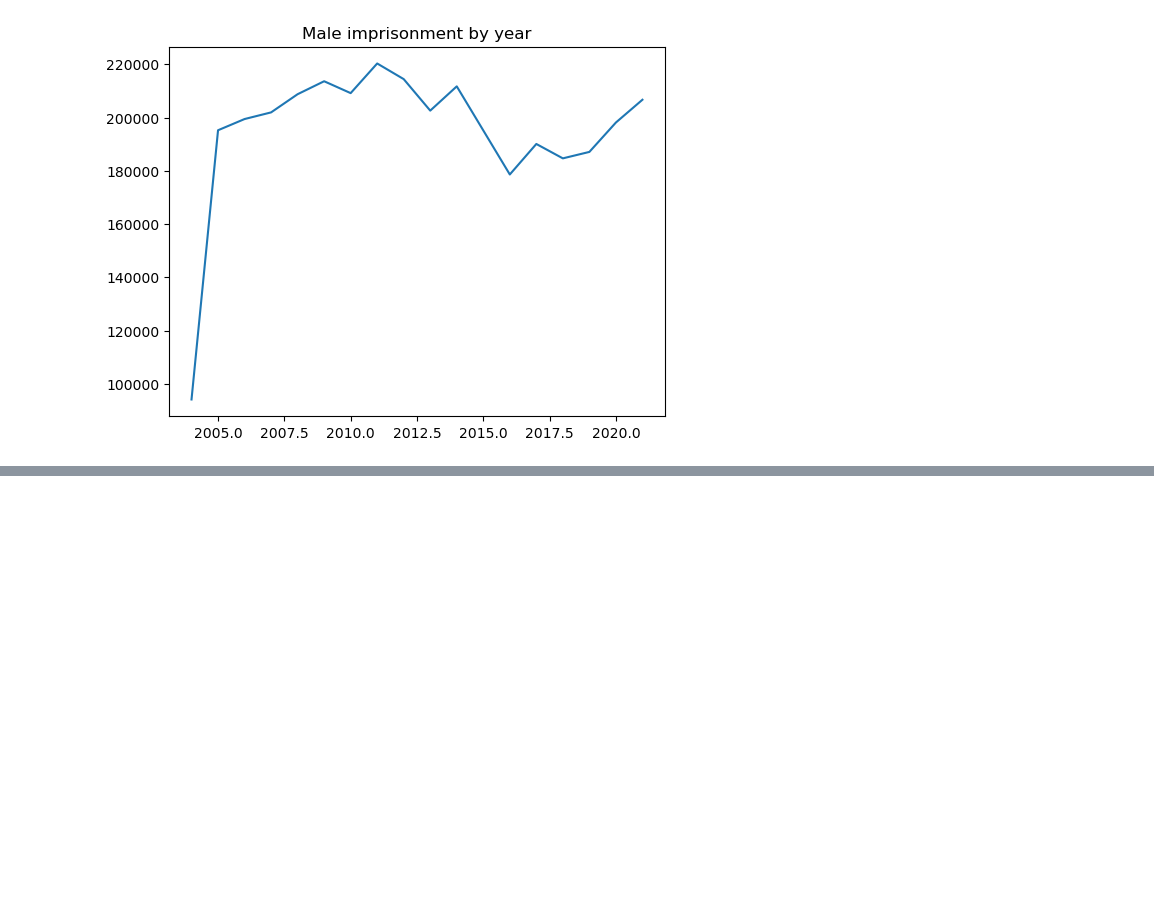
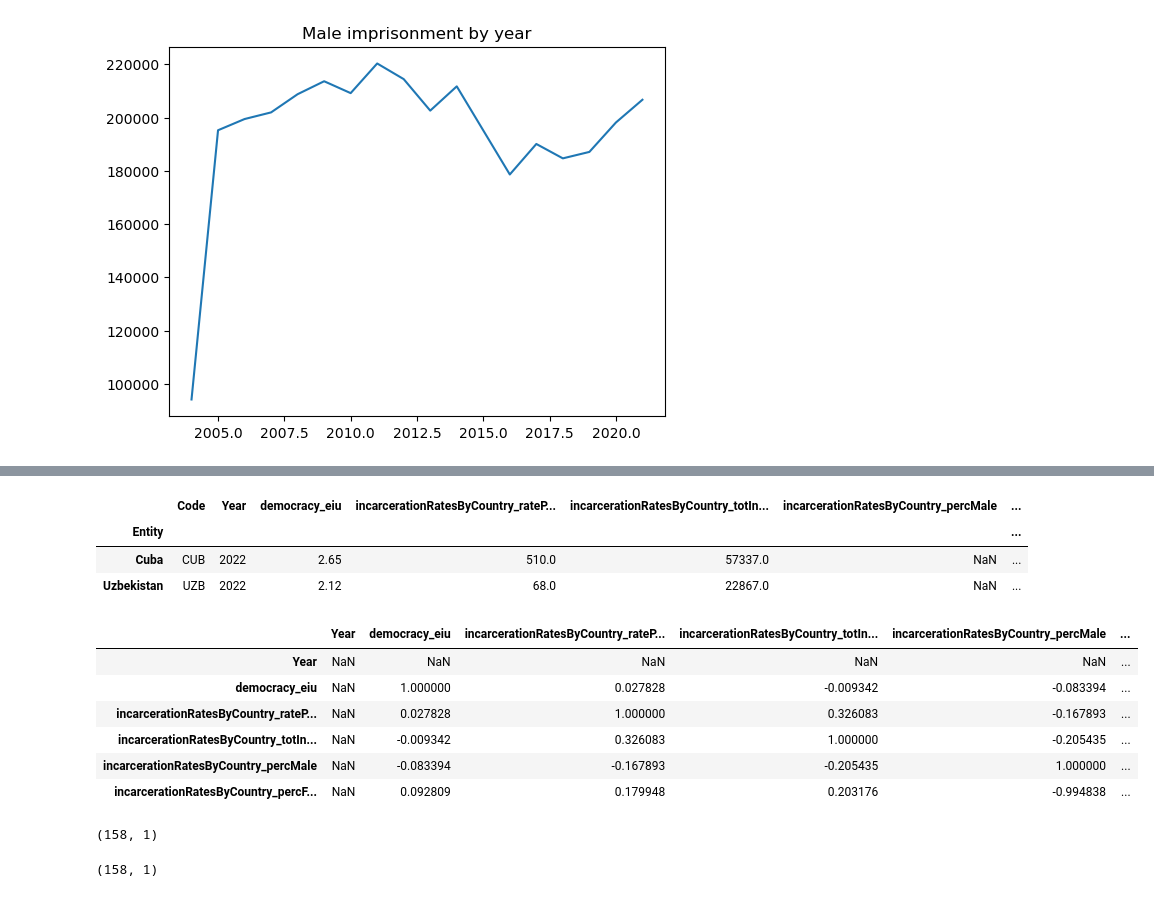
Before and after one commit to elliottjones56/project_5, a Jupyter notebook: EDA.ipynb, the cells around one changed output, grey strips where cells are left out. Saved outputs shown, nothing was run; the diff lists cells and outputs as text; code cells hidden in the pictures; blank space fills up the shorter version.

```diff
--- a/EDA.ipynb
+++ b/EDA.ipynb
@@ -290,0 +411,17 @@ Text(0.5, 1.0, 'Male imprisonment by year')
+# %%
+targets[(targets['incarcerationRatesByCountry_percMale']).isna() == True]
+# %% [output]
+|  | Code | Year | democracy_eiu | incarcerationRatesByCountry_rateP... | incarcerationRatesByCountry_totIn... | incarcerationRatesByCountry_percMale | ... |
+| Entity |  |  |  |  |  |  | ... |
+| Cuba | CUB | 2022 | 2.65 | 510.0 | 57337.0 | NaN | ... |
+| Uzbekistan | UZB | 2022 | 2.12 | 68.0 | 22867.0 | NaN | ... |
+# %%
+targets.corr(numeric_only=True)
+# %% [output]
+|  | Year | democracy_eiu | incarcerationRatesByCountry_rateP... | incarcerationRatesByCountry_totIn... | incarcerationRatesByCountry_percMale | ... |
+| Year | NaN | NaN | NaN | NaN | NaN | ... |
+| democracy_eiu | NaN | 1.000000 | 0.027828 | -0.009342 | -0.083394 | ... |
+| incarcerationRatesByCountry_rateP... | NaN | 0.027828 | 1.000000 | 0.326083 | -0.167893 | ... |
+| incarcerationRatesByCountry_totIn... | NaN | -0.009342 | 0.326083 | 1.000000 | -0.205435 | ... |
+| incarcerationRatesByCountry_percMale | NaN | -0.083394 | -0.167893 | -0.205435 | 1.000000 | ... |
+| incarcerationRatesByCountry_percF... | NaN | 0.092809 | 0.179948 | 0.203176 | -0.994838 | ... |
@@ -290,0 +435,10 @@ Text(0.5, 1.0, 'Male imprisonment by year')
+# %%
+X2 = np.array(X).reshape(-1,1)
+X2.shape
+# %% [output]
+(158, 1)
+# %%
+y2 = np.array(y).reshape(-1,1)
+y2.shape
+# %% [output]
+(158, 1)
```
Also changed, not shown: parts of 38 cells of this notebook, 2 other files.
